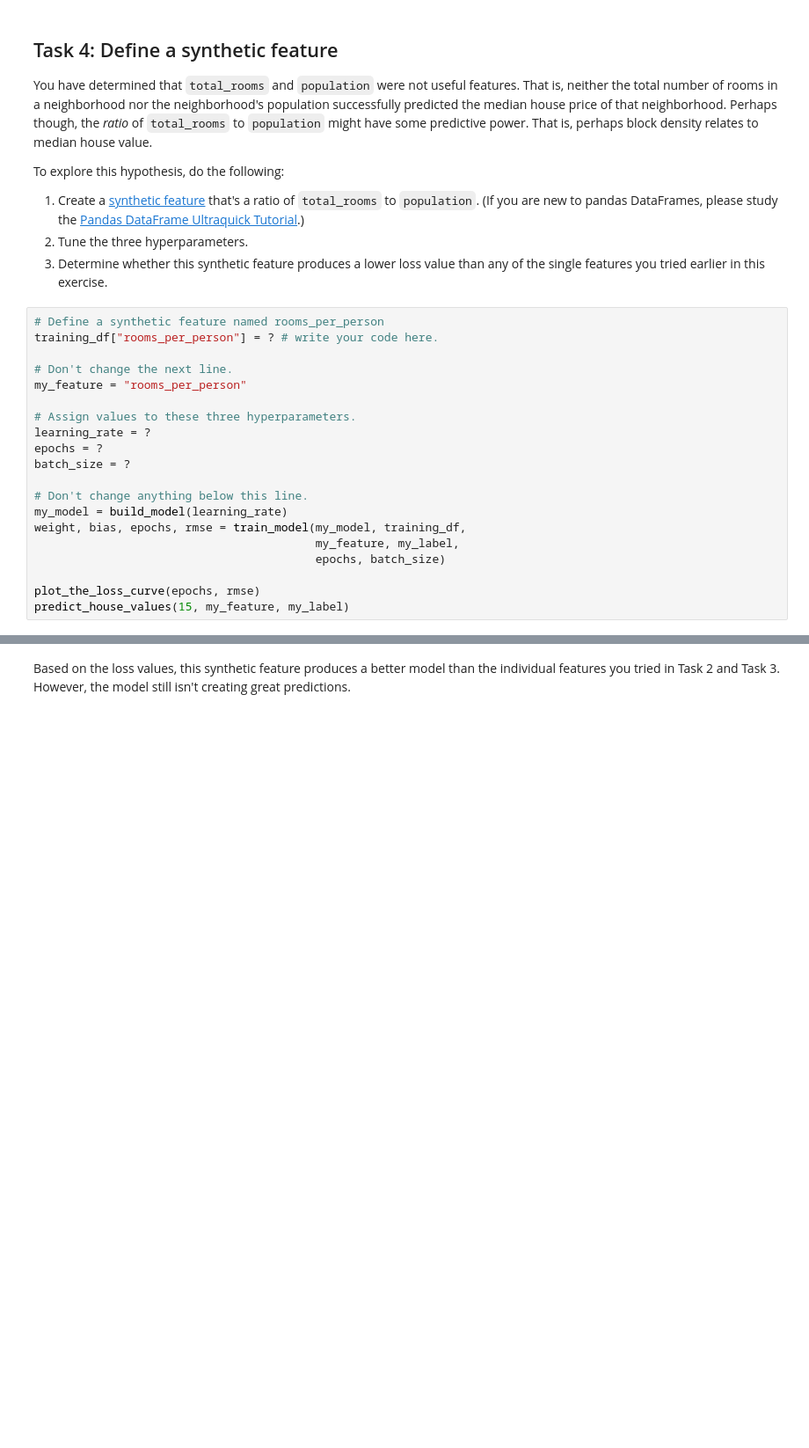
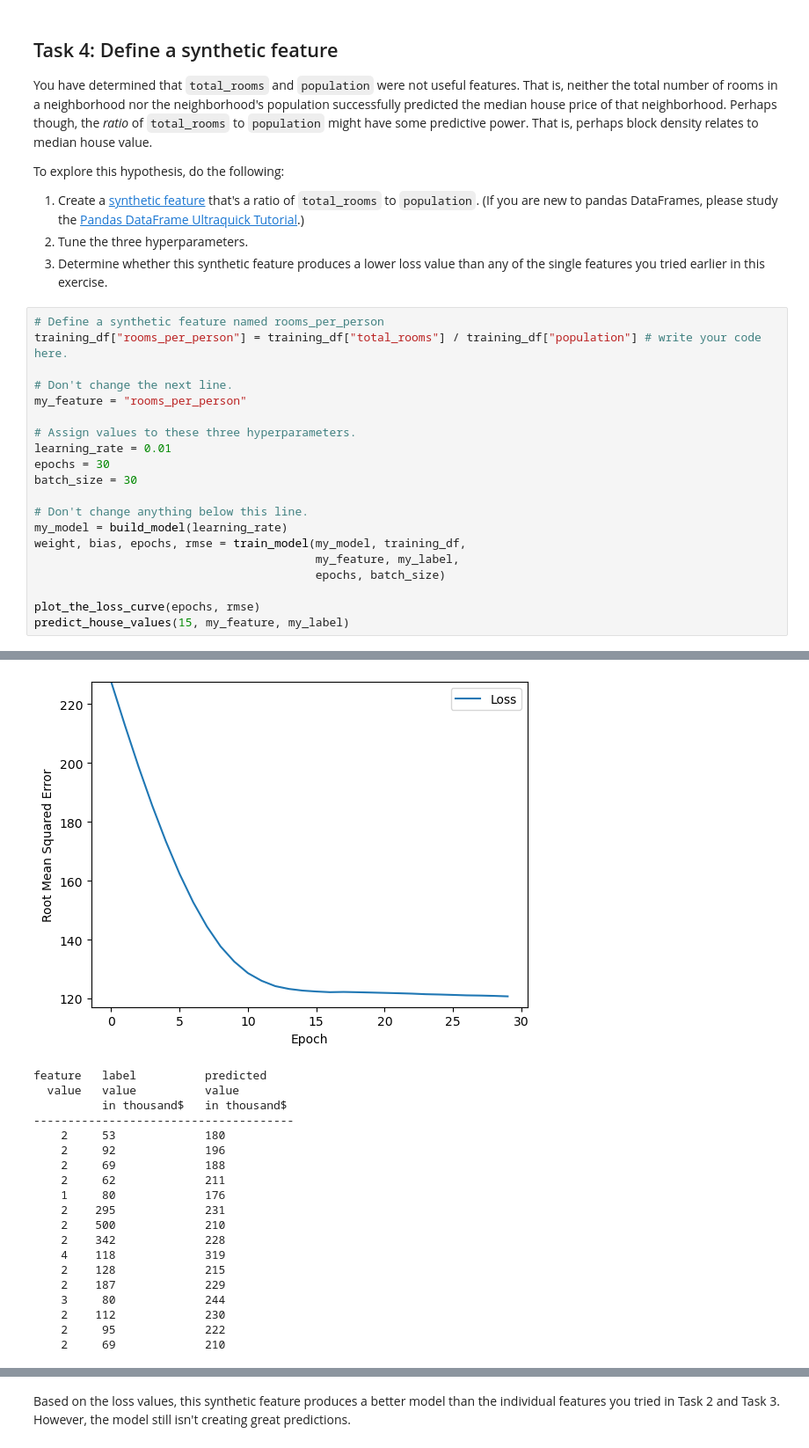
Before and after one commit to de-fernandez/CPE-313-CPE32S3, a Jupyter notebook: HOA_1_Using_Tensorflow_with_a_Real_Dataset_(with_solutions).ipynb, the cells around one changed output, grey strips where cells are left out. Shown at 88% size. Saved outputs shown, nothing was run; the diff lists cells and outputs as text; blank space fills up the shorter version.

```diff
--- a/HOA_1_Using_Tensorflow_with_a_Real_Dataset_(with_solutions).ipynb
+++ b/HOA_1_Using_Tensorflow_with_a_Real_Dataset_(with_solutions).ipynb
@@ -359,15 +496,15 @@ To explore this hypothesis, do the following:
    tried earlier in this exercise.
 # %%
 # Define a synthetic feature named rooms_per_person
-training_df["rooms_per_person"] = ? # write your code here.
+training_df["rooms_per_person"] = training_df["total_rooms"] / training_df["population"] # write your code here.
 
 # Don't change the next line.
 my_feature = "rooms_per_person"
 
 # Assign values to these three hyperparameters.
-learning_rate = ?
-epochs = ?
-batch_size = ?
+learning_rate = 0.01
+epochs = 30
+batch_size = 30
 
 # Don't change anything below this line.
 my_model = build_model(learning_rate)
@@ -377,3 +514,4 @@ weight, bias, epochs, rmse = train_model(my_model, training_df,
 
 plot_the_loss_curve(epochs, rmse)
 predict_house_values(15, my_feature, my_label)
+# %% [output]
@@ -380,3 +535,23 @@ predict_house_values(15, my_feature, my_label)
+[figure, added]
+feature   label          predicted
+  value   value          value
+          in thousand$   in thousand$
+--------------------------------------
+    2     53             180
+    2     92             196
+    2     69             188
+    2     62             211
+    1     80             176
+    2    295             231
+    2    500             210
+    2    342             228
+    4    118             319
+    2    128             215
+    2    187             229
+    3     80             244
+    2    112             230
+    2     95             222
+    2     69             210
 # %%
 #@title Double-click to view a possible solution to Task 4.
 
```
Also changed, not shown: parts of 22 cells of this notebook.
